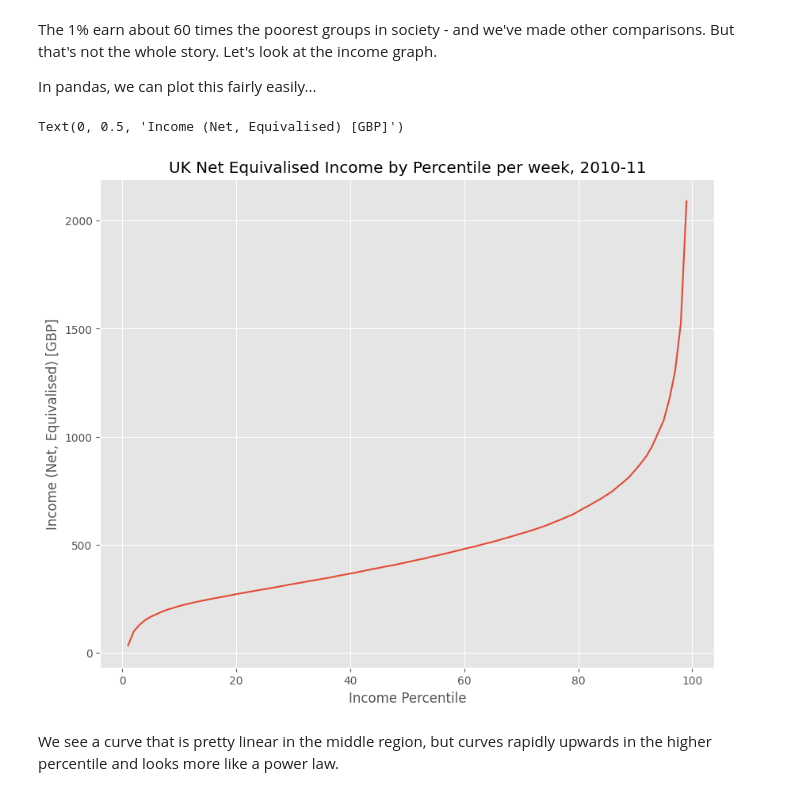
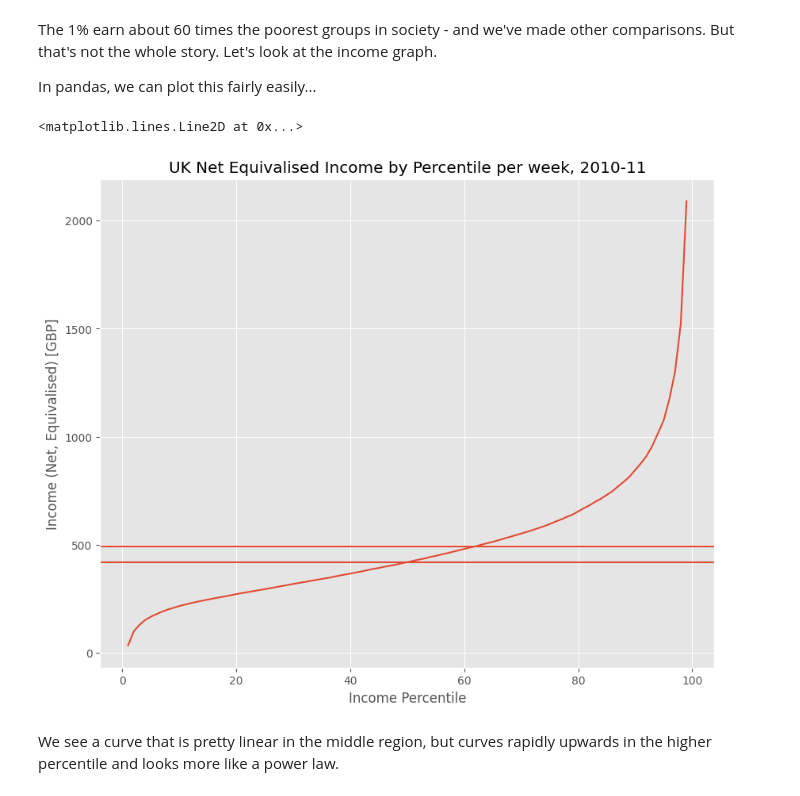
Before and after one commit to vittoriadaveri/QM-2-FINAL, a Jupyter notebook: Copy_of_W2_Working_with_Data_in_Pandas.ipynb, the cells around one changed output. Drawn from its saved outputs; the diff is of its cells as text; code cells hidden in the pictures.

```diff
--- a/Copy_of_W2_Working_with_Data_in_Pandas.ipynb
+++ b/Copy_of_W2_Working_with_Data_in_Pandas.ipynb
@@ -193,13 +193,20 @@ The 1% earn about 60 times the poorest groups in society - and we've made other
 
 In pandas, we can plot this fairly easily...
 # %%
+# Find mean and median and plot them onto the graph
 income['Net equivalised household income in 2010-11, week'].plot()
 plt.title('UK Net Equivalised Income by Percentile per week, 2010-11')
 plt.xlabel('Income Percentile')
 plt.ylabel('Income (Net, Equivalised) [GBP]')
+
+mean=income['Net equivalised household income in 2010-11, week'].mean()
+median=income['Net equivalised household income in 2010-11, week'].median()
+
+plt.axhline (y=mean)
+plt.axhline(y=median)
 # %% [output]
-Text(0, 0.5, 'Income (Net, Equivalised) [GBP]')
+<matplotlib.lines.Line2D at 0x...>
-[figure, old version]
+[figure, new version]
 # %% [markdown]
 We see a curve that is pretty linear in the middle region, but curves rapidly upwards in the higher percentile and looks more like a power law.
 # %% [markdown]
```
Also changed, not shown: parts of 11 cells of this notebook.
